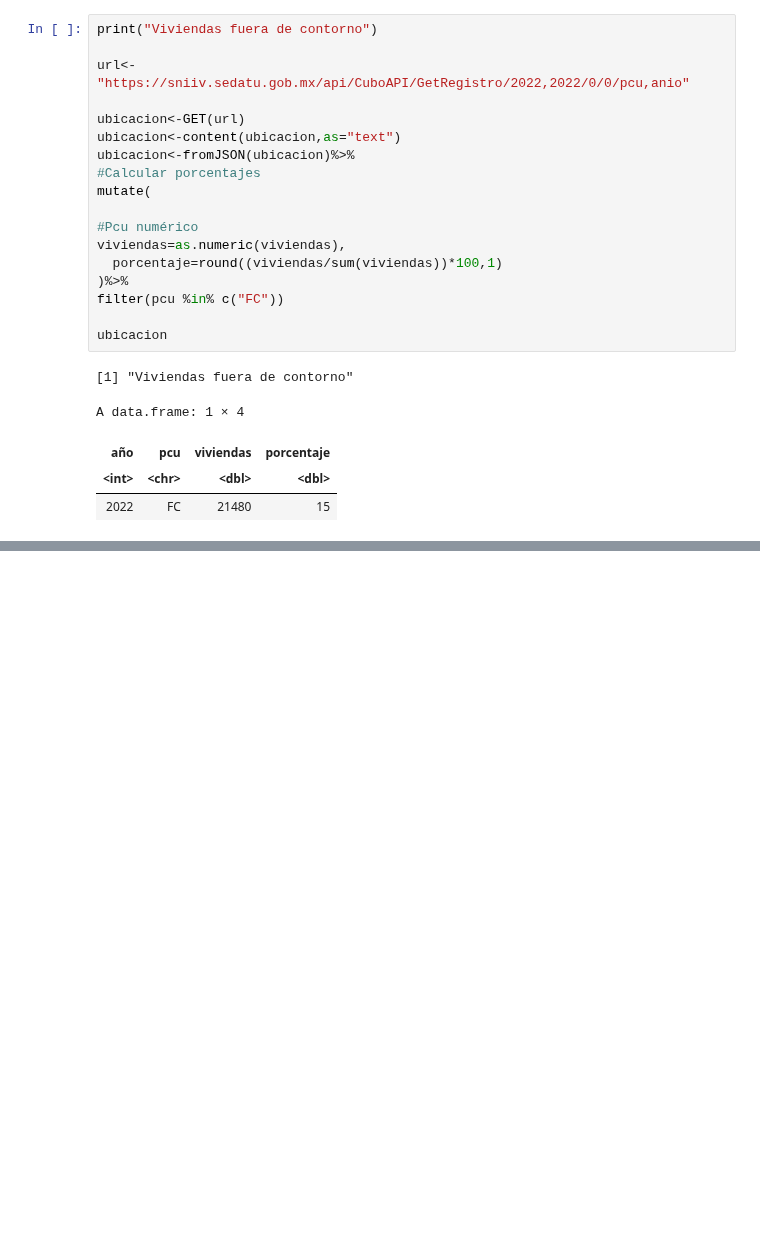
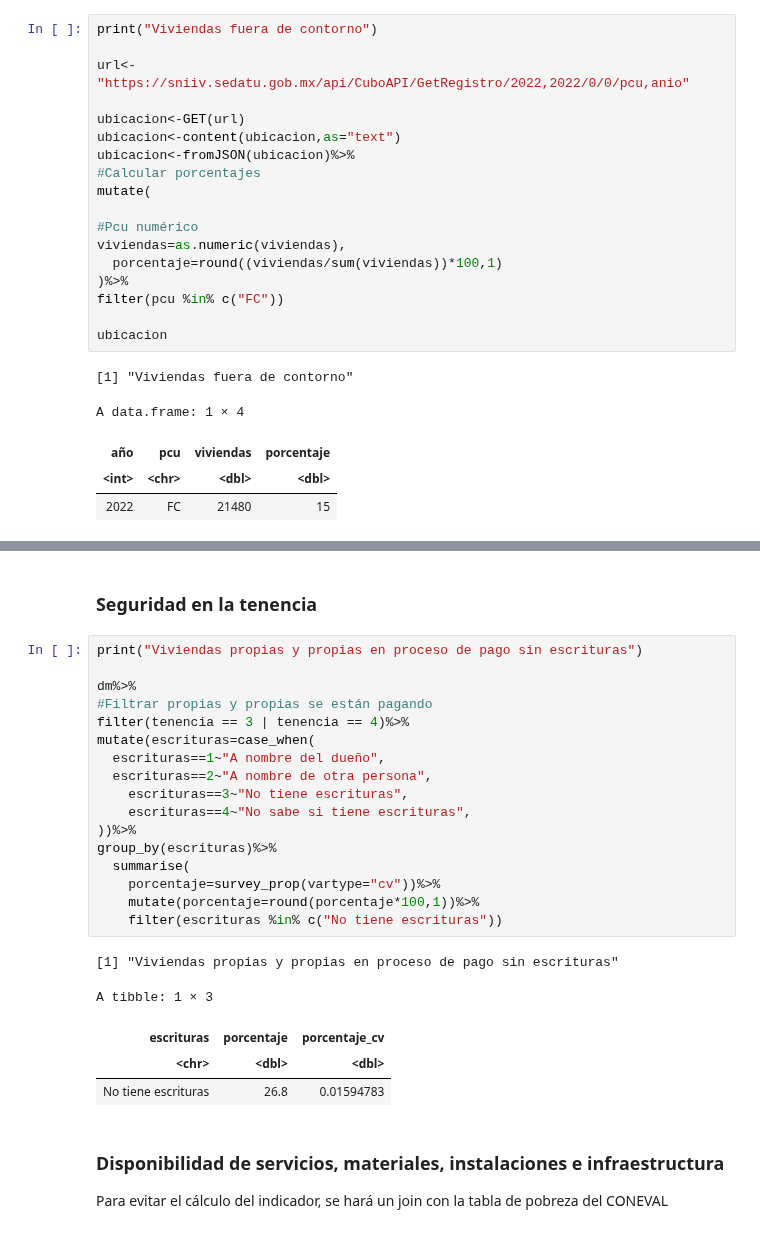
Before and after one commit to claudiodanielpc/datavivi, a Jupyter notebook: siete_elementos_viv.ipynb, the cells around one changed output, grey strips where cells are left out. Saved outputs shown, nothing was run; the diff lists cells and outputs as text; blank space fills up the shorter version.

```diff
--- a/siete_elementos_viv.ipynb
+++ b/siete_elementos_viv.ipynb
@@ -322,0 +380,29 @@ A data.frame: 1 × 4
+# %% [markdown]
+### Seguridad en la tenencia
+# %%
+print("Viviendas propias y propias en proceso de pago sin escrituras")
+
+dm%>%
+#Filtrar propias y propias se están pagando
+filter(tenencia == 3 | tenencia == 4)%>%
+mutate(escrituras=case_when(
+  escrituras==1~"A nombre del dueño",
+  escrituras==2~"A nombre de otra persona",
+    escrituras==3~"No tiene escrituras",
+    escrituras==4~"No sabe si tiene escrituras",
+))%>%
+group_by(escrituras)%>%
+  summarise(
+    porcentaje=survey_prop(vartype="cv"))%>%
+    mutate(porcentaje=round(porcentaje*100,1))%>%
+    filter(escrituras %in% c("No tiene escrituras"))
+# %% [output]
+[1] "Viviendas propias y propias en proceso de pago sin escrituras"
+A tibble: 1 × 3
+| escrituras | porcentaje | porcentaje_cv |
+| <chr> | <dbl> | <dbl> |
+| No tiene escrituras | 26.8 | 0.01594783 |
+# %% [markdown]
+### Disponibilidad de servicios, materiales, instalaciones e infraestructura
+
+Para evitar el cálculo del indicador, se hará un join con la tabla de pobreza del CONEVAL
```
Also changed, not shown: parts of 17 cells of this notebook.
